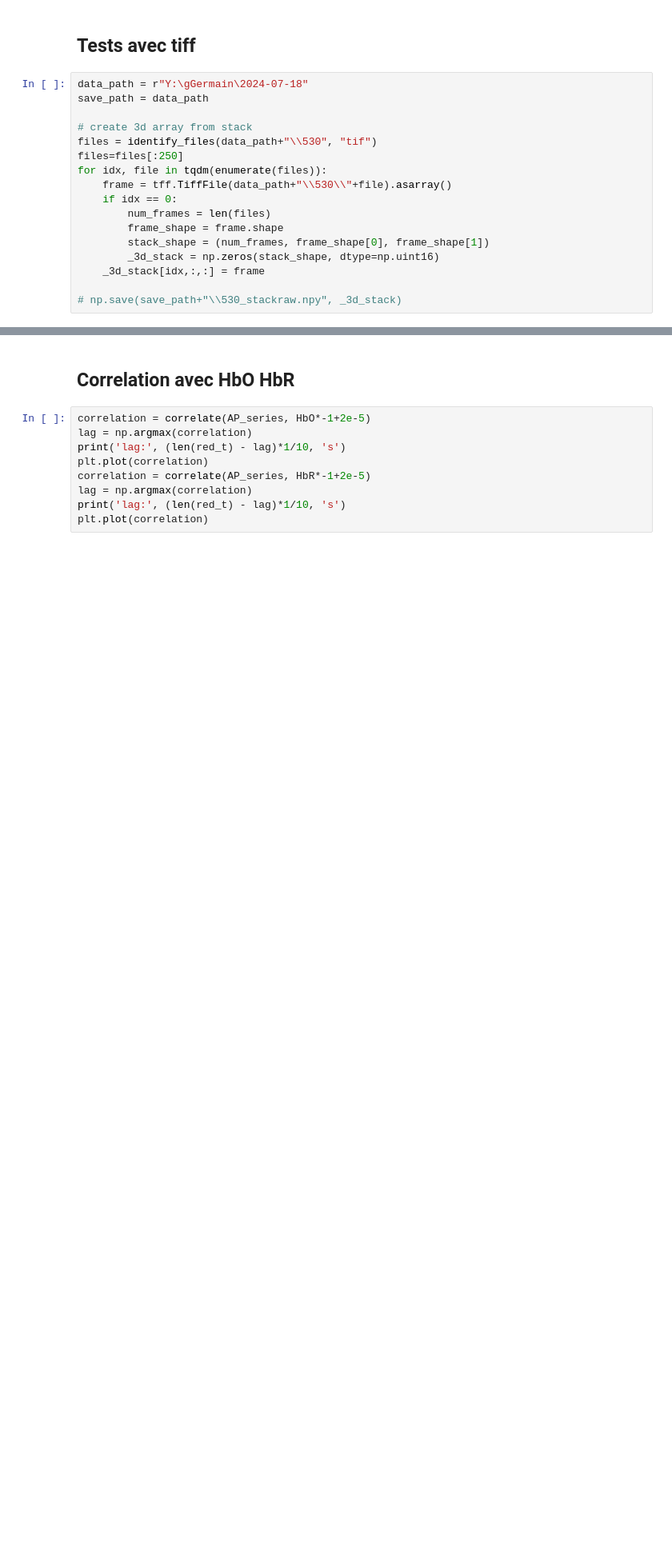
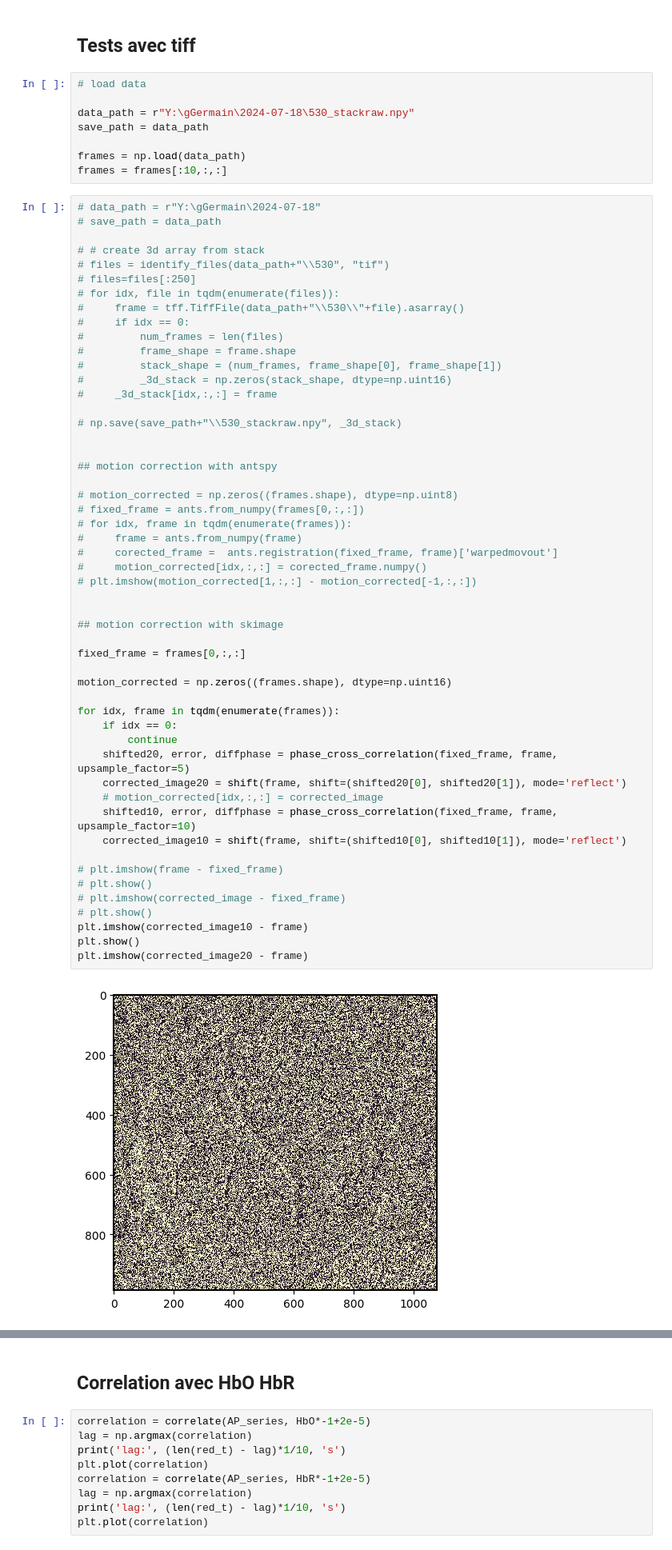
Before and after one commit to Laboratory-of-Vincent-Breton-Provencher/Widefield-Imaging-Acquisition, a Jupyter notebook: analysisPipeline/IOI.ipynb, the cells around one changed output, grey strips where cells are left out. Shown at 80% size. Saved outputs shown, nothing was run; the diff lists cells and outputs as text; blank space fills up the shorter version.

```diff
--- a/analysisPipeline/IOI.ipynb
+++ b/analysisPipeline/IOI.ipynb
@@ -284,19 +367,64 @@ Done
 # %% [markdown]
 ## Tests avec tiff
+# %%
+# load data
+
+data_path = r"Y:\gGermain\2024-07-18\530_stackraw.npy"
+save_path = data_path
+
+frames = np.load(data_path)
+frames = frames[:10,:,:]
 # %%
-data_path = r"Y:\gGermain\2024-07-18"
-save_path = data_path
+# data_path = r"Y:\gGermain\2024-07-18"
+# save_path = data_path
 
-# create 3d array from stack
-files = identify_files(data_path+"\\530", "tif")
-files=files[:250]
-for idx, file in tqdm(enumerate(files)):
-    frame = tff.TiffFile(data_path+"\\530\\"+file).asarray()
-    if idx == 0:
-        num_frames = len(files)
-        frame_shape = frame.shape
-        stack_shape = (num_frames, frame_shape[0], frame_shape[1])
-        _3d_stack = np.zeros(stack_shape, dtype=np.uint16)
-    _3d_stack[idx,:,:] = frame
+# # create 3d array from stack
+# files = identify_files(data_path+"\\530", "tif")
+# files=files[:250]
+# for idx, file in tqdm(enumerate(files)):
+#     frame = tff.TiffFile(data_path+"\\530\\"+file).asarray()
+#     if idx == 0:
+#         num_frames = len(files)
+#         frame_shape = frame.shape
+#         stack_shape = (num_frames, frame_shape[0], frame_shape[1])
+#         _3d_stack = np.zeros(stack_shape, dtype=np.uint16)
+#     _3d_stack[idx,:,:] = frame
 
 # np.save(save_path+"\\530_stackraw.npy", _3d_stack)
+
+
+## motion correction with antspy
+
+# motion_corrected = np.zeros((frames.shape), dtype=np.uint8)
+# fixed_frame = ants.from_numpy(frames[0,:,:])
+# for idx, frame in tqdm(enumerate(frames)):
+#     frame = ants.from_numpy(frame)
+#     corected_frame =  ants.registration(fixed_frame, frame)['warpedmovout']
+#     motion_corrected[idx,:,:] = corected_frame.numpy()
+# plt.imshow(motion_corrected[1,:,:] - motion_corrected[-1,:,:])
+
+
+## motion correction with skimage
+
+fixed_frame = frames[0,:,:]
+
+motion_corrected = np.zeros((frames.shape), dtype=np.uint16)
+
+for idx, frame in tqdm(enumerate(frames)):
+    if idx == 0:
+        continue
+    shifted20, error, diffphase = phase_cross_correlation(fixed_frame, frame, upsample_factor=5)
+    corrected_image20 = shift(frame, shift=(shifted20[0], shifted20[1]), mode='reflect')
+    # motion_corrected[idx,:,:] = corrected_image
+    shifted10, error, diffphase = phase_cross_correlation(fixed_frame, frame, upsample_factor=10)
+    corrected_image10 = shift(frame, shift=(shifted10[0], shifted10[1]), mode='reflect')
+
+# plt.imshow(frame - fixed_frame)
+# plt.show()
+# plt.imshow(corrected_image - fixed_frame)
+# plt.show()
+plt.imshow(corrected_image10 - frame)
+plt.show()
+plt.imshow(corrected_image20 - frame)
+# %% [output]
+[figure, added]
```
Also changed, not shown: parts of 12 cells of this notebook.
